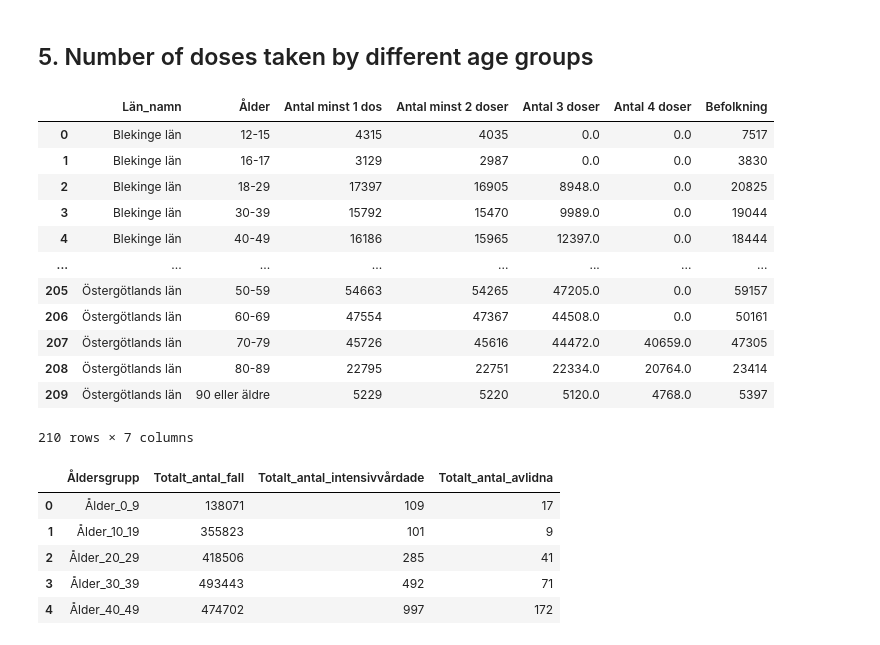
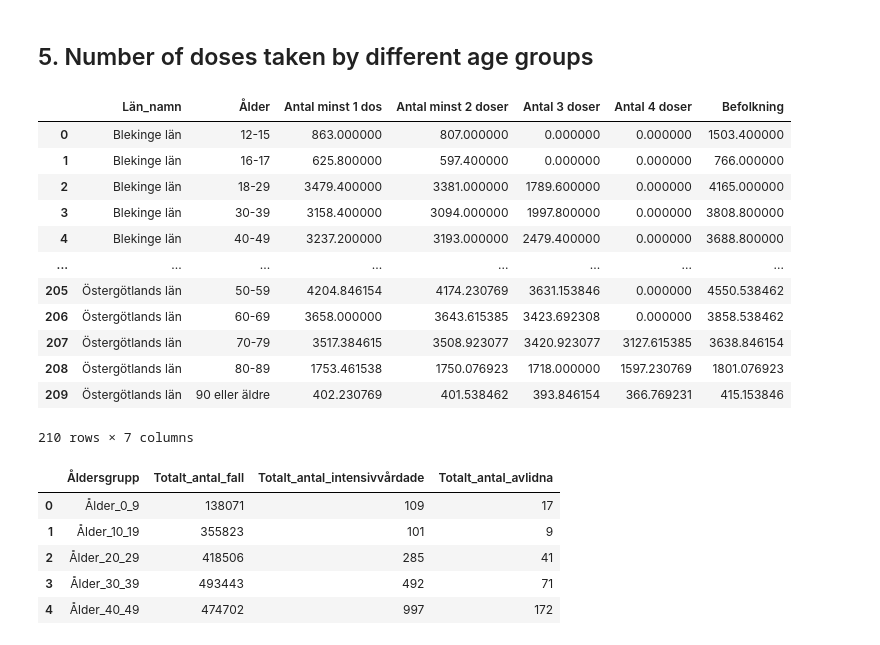
Before and after one commit to VineelaNedunuri/Databehandling-Vineela-Nedunuri, a Jupyter notebook: Labb/Uppgift3.ipynb, the cells around one changed output. Cells and saved outputs as stored; diff of their text form; code cells hidden in the pictures.

```diff
--- a/Labb/Uppgift3.ipynb
+++ b/Labb/Uppgift3.ipynb
@@ -64,6 +66,6 @@ df_vaccine.head()
 | 3 | 1 | Stockholms län | 114 | Upplands Väsby | 30-39 | 7332 | 5542 | 5240 | ... |
 | 4 | 1 | Stockholms län | 114 | Upplands Väsby | 40-49 | 6946 | 5592 | 5429 | ... |
 # %%
-df_diagram= df_vaccine.groupby("Län_namn").sum(numeric_only= True).reset_index()
+df_diagram= df_vaccine.fillna(0)
 df_diagram.head()
 # %% [output]
@@ -92,21 +94,21 @@ fig.show()
 # %% [markdown]
 ## 5.  Number of doses taken by different age groups
 # %%
-df = df_vaccine.groupby(["Län_namn", "Ålder"])[["Antal minst 1 dos","Antal minst 2 doser", "Antal 3 doser", "Antal 4 doser", "Befolkning"]].sum(numeric_only= True).reset_index()
+df = df_diagram.groupby(["Län_namn", "Ålder"])[["Antal minst 1 dos","Antal minst 2 doser", "Antal 3 doser", "Antal 4 doser", "Befolkning"]].mean(numeric_only= True).reset_index()
 df
 # %% [output]
 |  | Län_namn | Ålder | Antal minst 1 dos | Antal minst 2 doser | Antal 3 doser | Antal 4 doser | Befolkning |
-| 0 | Blekinge län | 12-15 | 4315 | 4035 | 0.0 | 0.0 | 7517 |
-| 1 | Blekinge län | 16-17 | 3129 | 2987 | 0.0 | 0.0 | 3830 |
-| 2 | Blekinge län | 18-29 | 17397 | 16905 | 8948.0 | 0.0 | 20825 |
-| 3 | Blekinge län | 30-39 | 15792 | 15470 | 9989.0 | 0.0 | 19044 |
-| 4 | Blekinge län | 40-49 | 16186 | 15965 | 12397.0 | 0.0 | 18444 |
+| 0 | Blekinge län | 12-15 | 863.000000 | 807.000000 | 0.000000 | 0.000000 | 1503.400000 |
+| 1 | Blekinge län | 16-17 | 625.800000 | 597.400000 | 0.000000 | 0.000000 | 766.000000 |
+| 2 | Blekinge län | 18-29 | 3479.400000 | 3381.000000 | 1789.600000 | 0.000000 | 4165.000000 |
+| 3 | Blekinge län | 30-39 | 3158.400000 | 3094.000000 | 1997.800000 | 0.000000 | 3808.800000 |
+| 4 | Blekinge län | 40-49 | 3237.200000 | 3193.000000 | 2479.400000 | 0.000000 | 3688.800000 |
 | ... | ... | ... | ... | ... | ... | ... | ... |
-| 205 | Östergötlands län | 50-59 | 54663 | 54265 | 47205.0 | 0.0 | 59157 |
-| 206 | Östergötlands län | 60-69 | 47554 | 47367 | 44508.0 | 0.0 | 50161 |
-| 207 | Östergötlands län | 70-79 | 45726 | 45616 | 44472.0 | 40659.0 | 47305 |
-| 208 | Östergötlands län | 80-89 | 22795 | 22751 | 22334.0 | 20764.0 | 23414 |
-| 209 | Östergötlands län | 90 eller äldre | 5229 | 5220 | 5120.0 | 4768.0 | 5397 |
+| 205 | Östergötlands län | 50-59 | 4204.846154 | 4174.230769 | 3631.153846 | 0.000000 | 4550.538462 |
+| 206 | Östergötlands län | 60-69 | 3658.000000 | 3643.615385 | 3423.692308 | 0.000000 | 3858.538462 |
+| 207 | Östergötlands län | 70-79 | 3517.384615 | 3508.923077 | 3420.923077 | 3127.615385 | 3638.846154 |
+| 208 | Östergötlands län | 80-89 | 1753.461538 | 1750.076923 | 1718.000000 | 1597.230769 | 1801.076923 |
+| 209 | Östergötlands län | 90 eller äldre | 402.230769 | 401.538462 | 393.846154 | 366.769231 | 415.153846 |
 210 rows × 7 columns
 # %%
 fig = px.bar(
```
Also changed, not shown: parts of 3 cells of this notebook, 1 other file.
